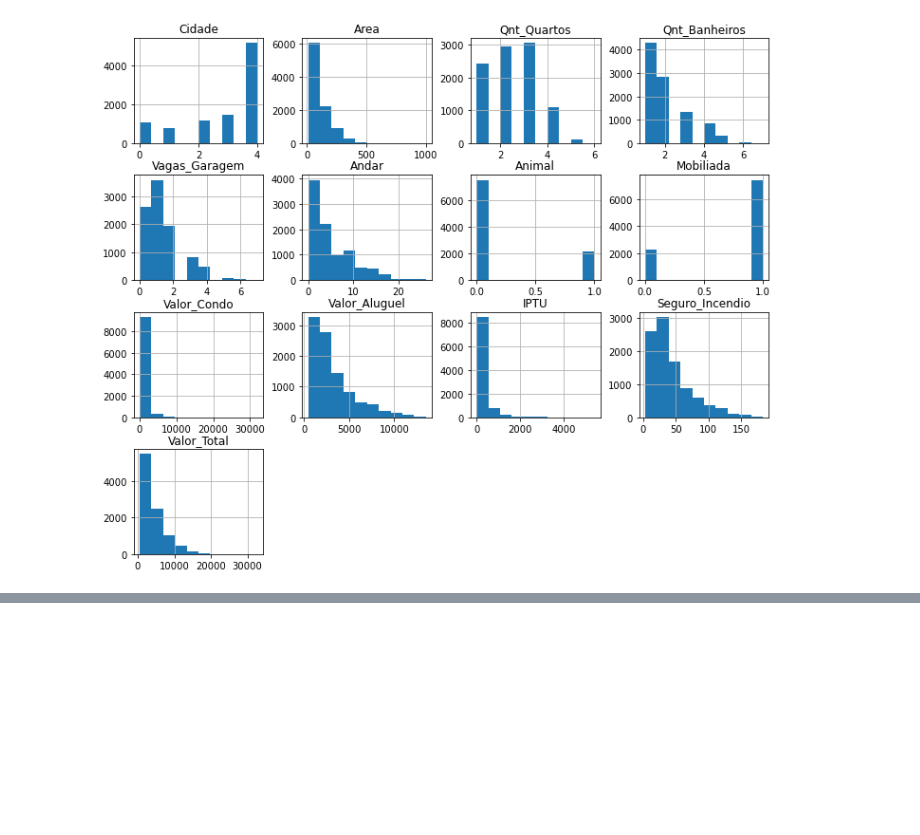
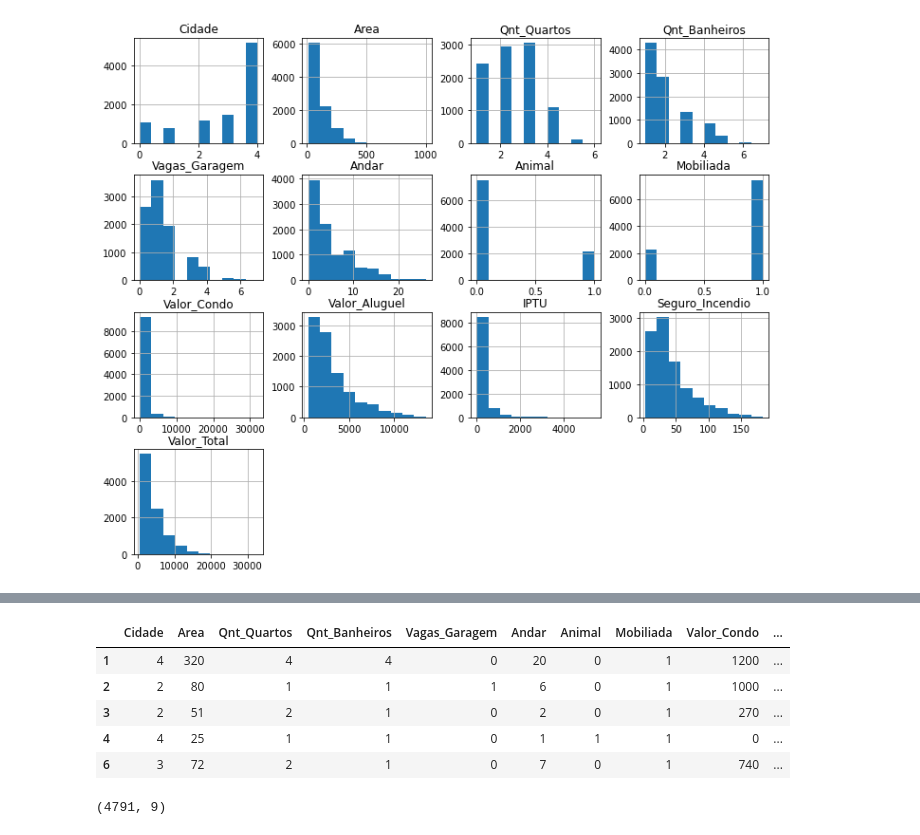
Before and after one commit to Eduu1/Portf-lio-Data-Science, a Jupyter notebook: Projeto-/Projeto - Houses_to_rent.ipynb, the cells around one changed output, grey strips where cells are left out. Drawn from its saved outputs; the diff is of its cells as text; code cells hidden in the pictures; blank space fills up the shorter version.

```diff
--- a/Projeto-/Projeto - Houses_to_rent.ipynb
+++ b/Projeto-/Projeto - Houses_to_rent.ipynb
@@ -470,0 +489,9 @@ dados_copia.corr()
+# %%
+dados_treino.head()
+# %% [output]
+|  | Cidade | Area | Qnt_Quartos | Qnt_Banheiros | Vagas_Garagem | Andar | Animal | Mobiliada | Valor_Condo | ... |
+| 1 | 4 | 320 | 4 | 4 | 0 | 20 | 0 | 1 | 1200 | ... |
+| 2 | 2 | 80 | 1 | 1 | 1 | 6 | 0 | 1 | 1000 | ... |
+| 3 | 2 | 51 | 2 | 1 | 0 | 2 | 0 | 1 | 270 | ... |
+| 4 | 4 | 25 | 1 | 1 | 0 | 1 | 1 | 1 | 0 | ... |
+| 6 | 3 | 72 | 2 | 1 | 0 | 7 | 0 | 1 | 740 | ... |
@@ -470,0 +501,10 @@ dados_copia.corr()
+# %%
+# importando a função de normalização da biblioteca sklearn
+from sklearn.preprocessing import MinMaxScaler
+
+# aplicando a função MinMaxScaler nas features selecionadas
+scaler = MinMaxScaler()
+dados_normalizados = scaler.fit_transform(dados_treino[features])
+dados_normalizados.shape
+# %% [output]
+(4791, 9)
```
Also changed, not shown: parts of 4 cells of this notebook.
